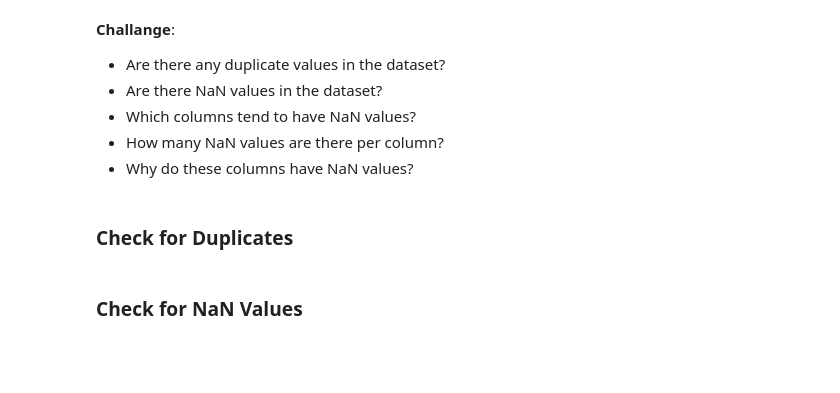
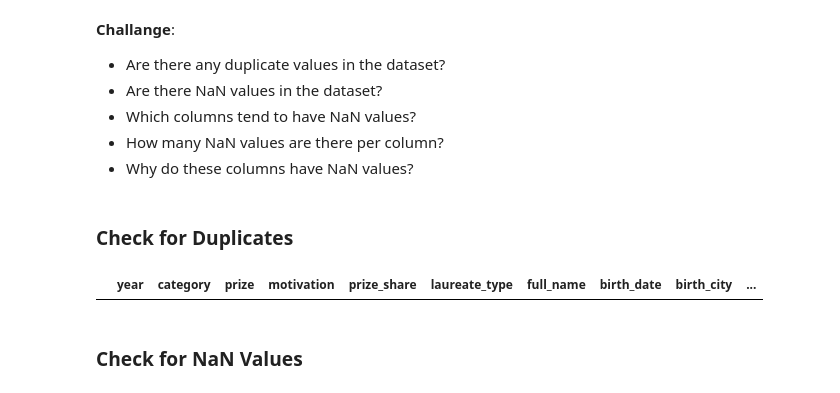
Before and after one commit to womaro/Story, a Jupyter notebook: Nobel_Prize_Analysis_(start).ipynb, the cells around one changed output. Drawn from its saved outputs; the diff is of its cells as text; code cells hidden in the pictures; blank space fills up the shorter version.

```diff
--- a/Nobel_Prize_Analysis_(start).ipynb
+++ b/Nobel_Prize_Analysis_(start).ipynb
@@ -96,5 +96,10 @@ df_data.sort_values('year')
 * Why do these columns have NaN values?
 # %% [markdown]
 ### Check for Duplicates
+# %%
+duplicates = df_data[df_data.duplicated()]
+duplicates.head()
+# %% [output]
+|  | year | category | prize | motivation | prize_share | laureate_type | full_name | birth_date | birth_city | ... |
 # %% [markdown]
 ### Check for NaN Values
```
Also changed, not shown: parts of 2 cells of this notebook.
